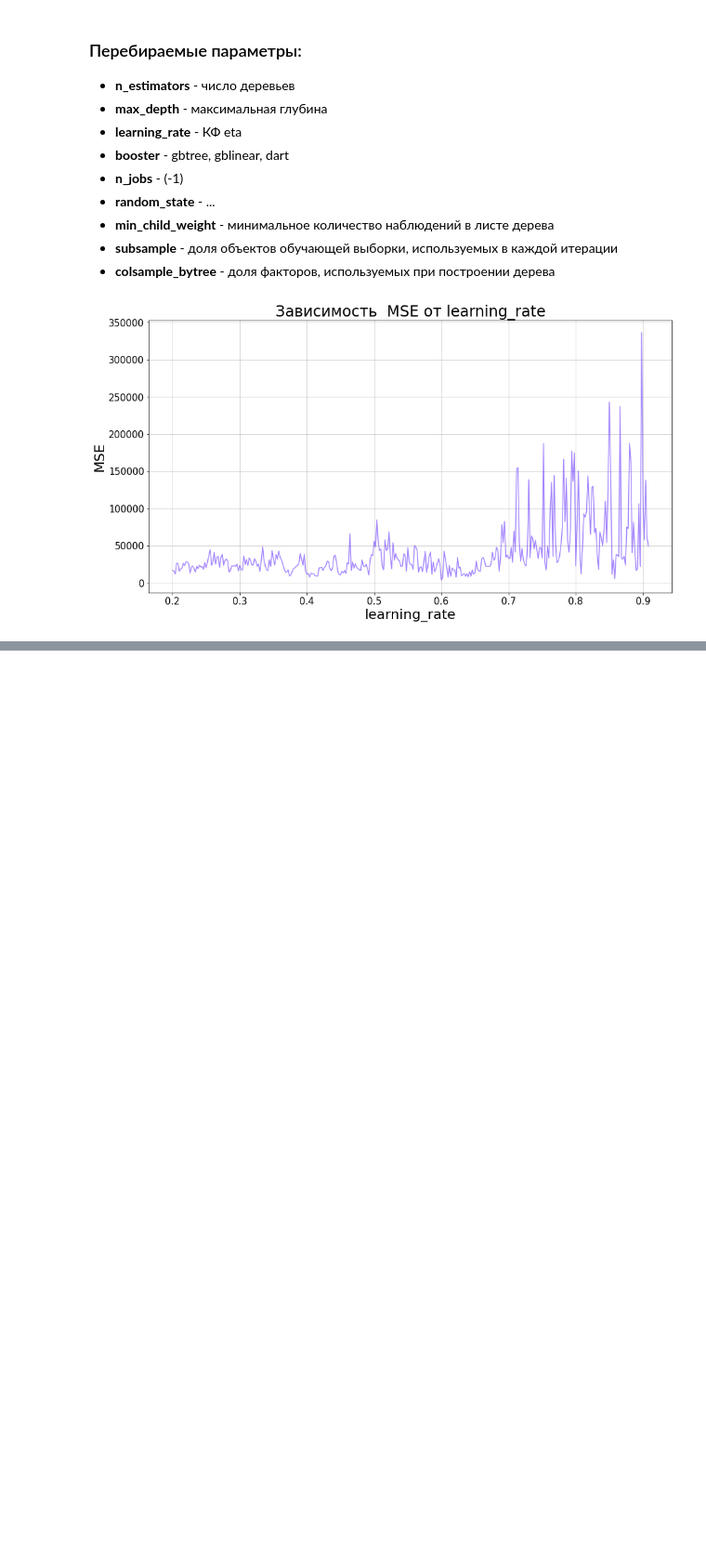
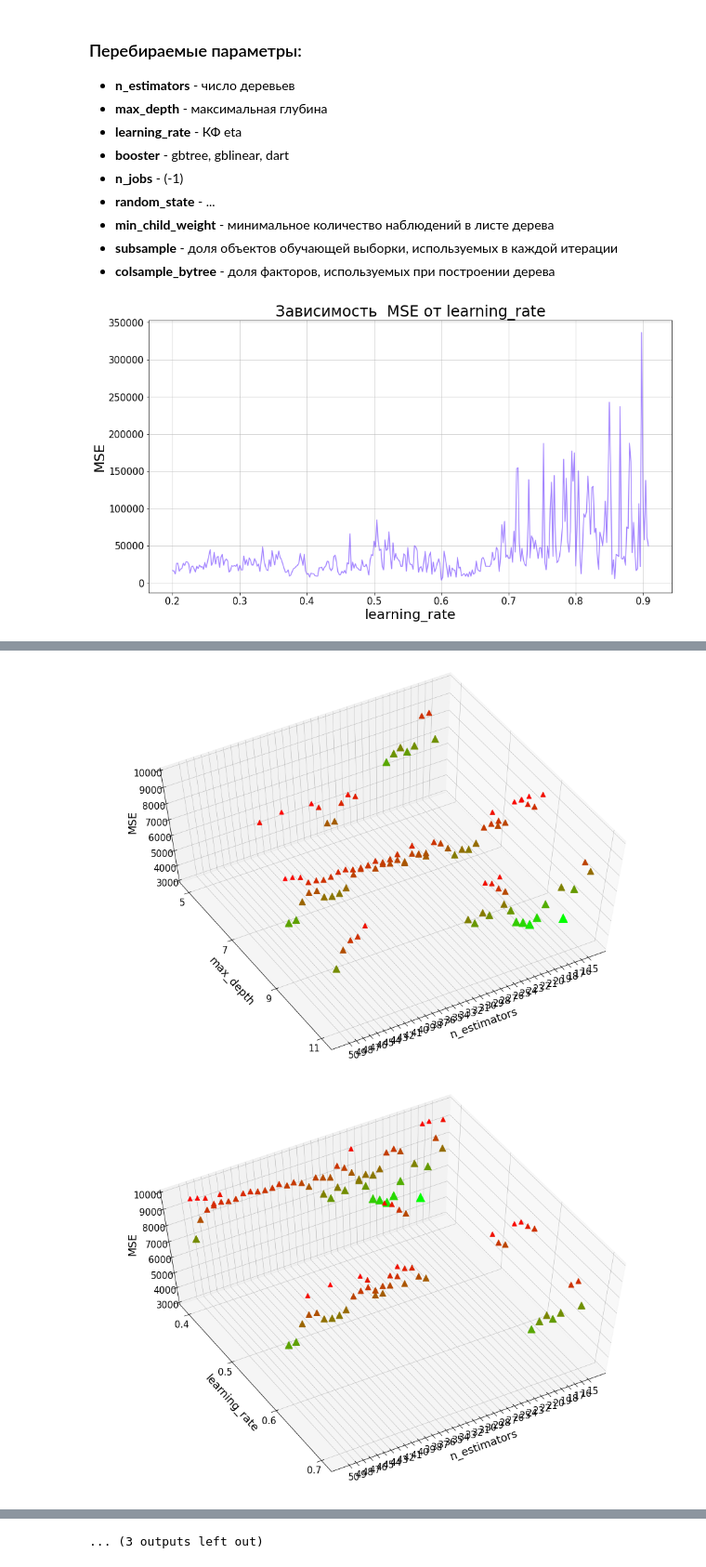
Before and after one commit to xtess16/RTSI, a Jupyter notebook: RTS_machine_learning.ipynb, the cells around one changed output, grey strips where cells are left out. Shown at 93% size. Drawn from its saved outputs; the diff is of its cells as text; code cells hidden in the pictures; blank space fills up the shorter version.

```diff
--- a/RTS_machine_learning.ipynb
+++ b/RTS_machine_learning.ipynb
@@ -615,0 +739,27 @@ plt.show()
+# %%
+data = list(filter(lambda x: x[-1] <= 10_000, boosts))
+
+for x_name, y_name in combinations(xgboost_params, 2):
+    fig = plt.figure(figsize=(17, 12))
+    ax = fig.gca(projection='3d')
+    ax.set_xlabel(x_name, labelpad=15, fontsize=18)
+    ax.set_ylabel(y_name, labelpad=15, fontsize=18)
+    ax.set_zlabel('MSE', labelpad=15, rotation=90, fontsize=18)
+
+    X = np.array([getattr(x[0], x_name) for x in data])
+    Y = np.array([getattr(x[0], y_name) for x in data])
+    Z = np.array([x[-1] for x in data])
+
+    for x, y, z in zip(X, Y, Z):
+        r = (z-Z.min()) / (Z.max() - Z.min())
+        g = 1 - r
+        color = np.array([r, g, 0, 1]).reshape(1, -1)
+        surf = ax.scatter(x, y, z, marker='^', c=color, s=50+(g*150))
+    ax.view_init(60, 60)
+    ax.set_zlim(3000, 10000)
+    plt.xticks(xgboost_params[x_name])
+    plt.yticks(xgboost_params[y_name])
+    plt.show()
+# %% [output]
+[figure, added]
+[figure, added]
@@ -615,0 +776 @@ plt.show()
+... (3 outputs left out)
```
Also changed, not shown: parts of 13 cells of this notebook.
